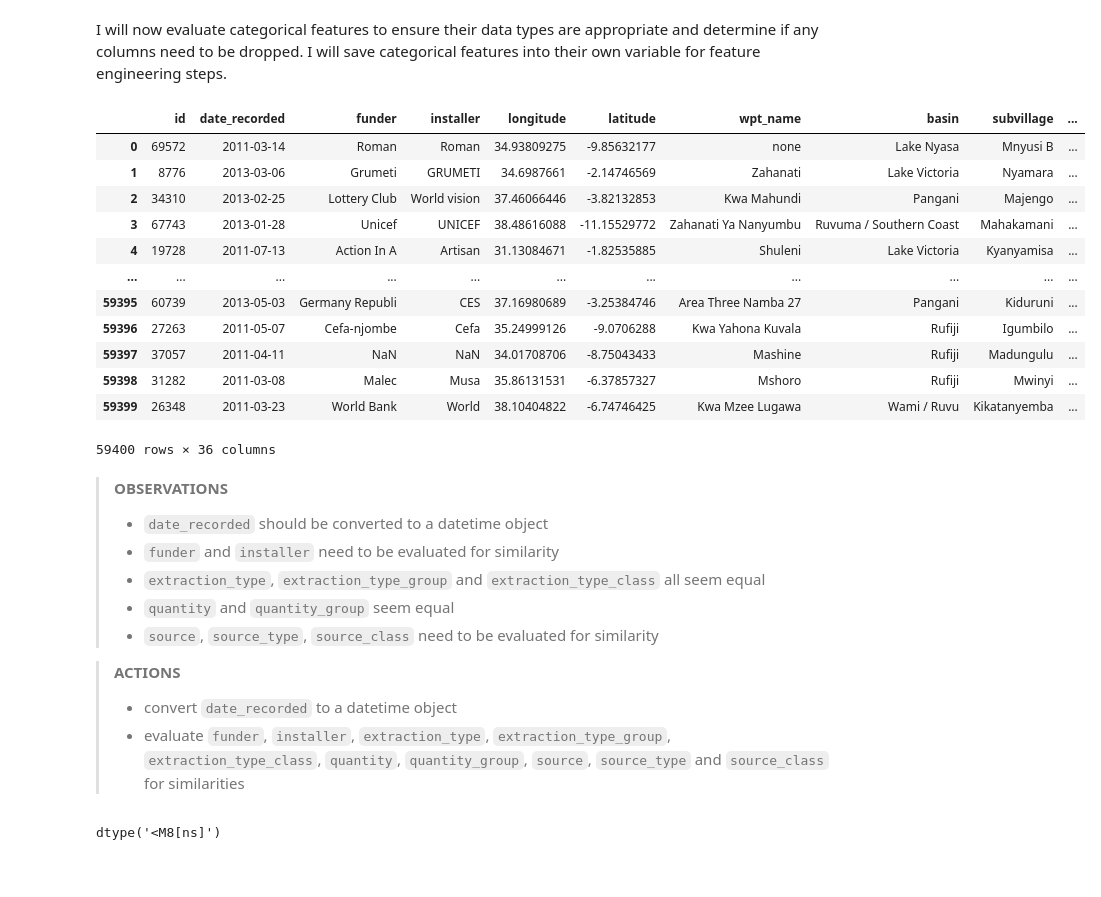
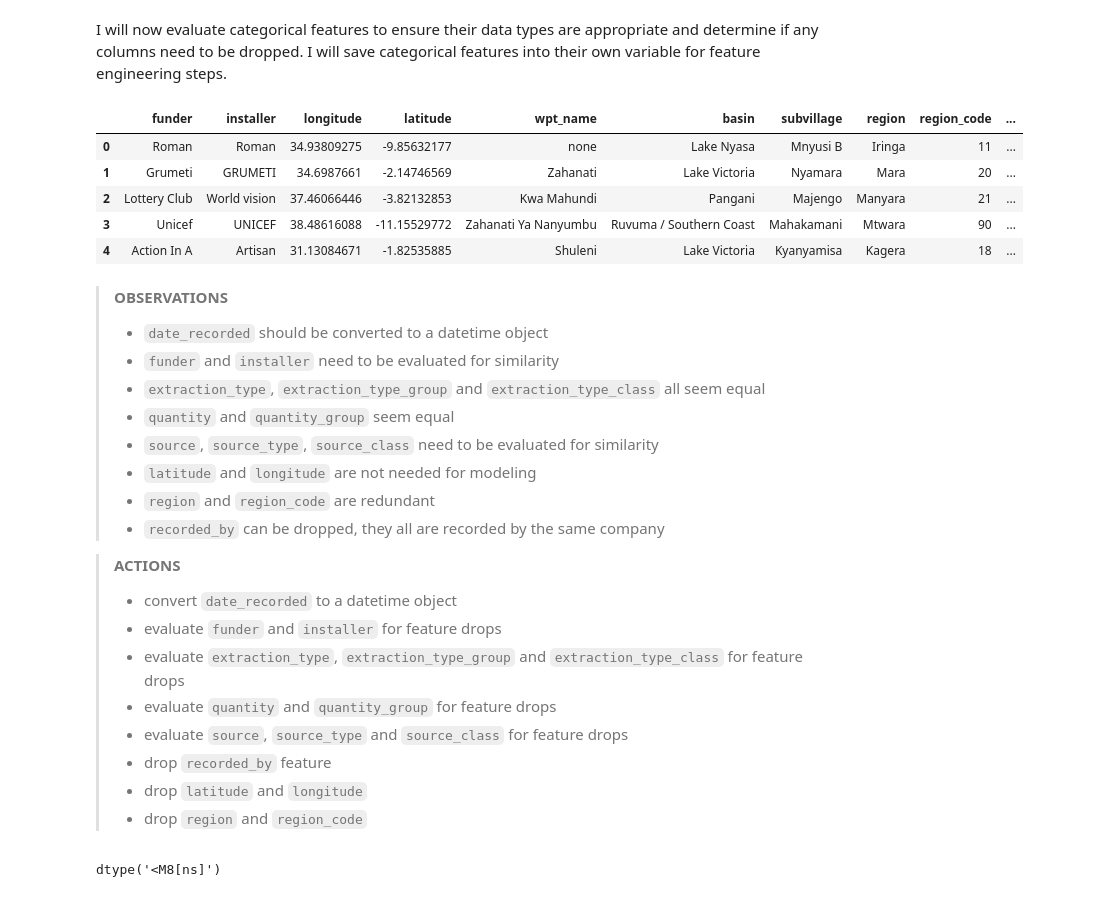
Before and after one commit to bentson1187/phase_3_project, a Jupyter notebook: Bentson, Brian Phase 3 Project.ipynb, the cells around one changed output. Cells and saved outputs as stored; diff of their text form; code cells hidden in the pictures; blank space fills up the shorter version.

```diff
--- a/Bentson, Brian Phase 3 Project.ipynb
+++ b/Bentson, Brian Phase 3 Project.ipynb
@@ -258,7 +1517,7 @@ dtype: float64
 In this section, I will focus on understanding the raw data quality and determining which feature engineering steps will need to be taken in order to train and fit my models. I will then complete the feature engineering steps in preparation for exploratory data analysis and modeling.
 # %%
 #create a df_scrub dataframe
-df_scrub = df_original.copy()
+df_model = df_clean.copy()
 # %% [markdown]
 ## Feature Evaluation
 # %% [markdown]
@@ -301,4 +1553,4 @@ df_scrub.select_dtypes(include=['int','float'])
 # %%
 #convert id, latitude, longitude, region_code and distric_code to categorical features
-df_scrub[['id', 'latitude','longitude','region_code','district_code']] = \
-df_scrub[['id','latitude','longitude','region_code','district_code']].astype('object')
+df_model[['id', 'latitude','longitude','region_code','district_code']] = \
+df_model[['id','latitude','longitude','region_code','district_code']].astype('object')
@@ -335,4 +1571,4 @@ Name: num_private, Length: 65, dtype: float64
 > - Drop `num_private` column
 # %%
 #drop num_private
-df_scrub.drop(columns='num_private', inplace=True)
+df_model.drop(columns='num_private', inplace=True)
@@ -338,0 +1577,3 @@ df_scrub.drop(columns='num_private', inplace=True)
+# %%
+#drop id
+df_model.drop(columns='id', inplace=True)
@@ -360,21 +1603,14 @@ num_cols
 I will now evaluate categorical features to ensure their data types are appropriate and determine if any columns need to be dropped. I will save categorical features into their own variable for feature engineering steps.
 # %%
 #evaluate categorical columns
-df_scrub.select_dtypes(include=['object'])
+df_model.select_dtypes(include=['object']).head()
 # %% [output]
-|  | id | date_recorded | funder | installer | longitude | latitude | wpt_name | basin | subvillage | ... |
-| 0 | 69572 | 2011-03-14 | Roman | Roman | 34.93809275 | -9.85632177 | none | Lake Nyasa | Mnyusi B | ... |
-| 1 | 8776 | 2013-03-06 | Grumeti | GRUMETI | 34.6987661 | -2.14746569 | Zahanati | Lake Victoria | Nyamara | ... |
-| 2 | 34310 | 2013-02-25 | Lottery Club | World vision | 37.46066446 | -3.82132853 | Kwa Mahundi | Pangani | Majengo | ... |
-| 3 | 67743 | 2013-01-28 | Unicef | UNICEF | 38.48616088 | -11.15529772 | Zahanati Ya Nanyumbu | Ruvuma / Southern Coast | Mahakamani | ... |
-| 4 | 19728 | 2011-07-13 | Action In A | Artisan | 31.13084671 | -1.82535885 | Shuleni | Lake Victoria | Kyanyamisa | ... |
-| ... | ... | ... | ... | ... | ... | ... | ... | ... | ... | ... |
-| 59395 | 60739 | 2013-05-03 | Germany Republi | CES | 37.16980689 | -3.25384746 | Area Three Namba 27 | Pangani | Kiduruni | ... |
-| 59396 | 27263 | 2011-05-07 | Cefa-njombe | Cefa | 35.24999126 | -9.0706288 | Kwa Yahona Kuvala | Rufiji | Igumbilo | ... |
-| 59397 | 37057 | 2011-04-11 | NaN | NaN | 34.01708706 | -8.75043433 | Mashine | Rufiji | Madungulu | ... |
-| 59398 | 31282 | 2011-03-08 | Malec | Musa | 35.86131531 | -6.37857327 | Mshoro | Rufiji | Mwinyi | ... |
-| 59399 | 26348 | 2011-03-23 | World Bank | World | 38.10404822 | -6.74746425 | Kwa Mzee Lugawa | Wami / Ruvu | Kikatanyemba | ... |
+|  | funder | installer | longitude | latitude | wpt_name | basin | subvillage | region | region_code | ... |
+| 0 | Roman | Roman | 34.93809275 | -9.85632177 | none | Lake Nyasa | Mnyusi B | Iringa | 11 | ... |
+| 1 | Grumeti | GRUMETI | 34.6987661 | -2.14746569 | Zahanati | Lake Victoria | Nyamara | Mara | 20 | ... |
+| 2 | Lottery Club | World vision | 37.46066446 | -3.82132853 | Kwa Mahundi | Pangani | Majengo | Manyara | 21 | ... |
+| 3 | Unicef | UNICEF | 38.48616088 | -11.15529772 | Zahanati Ya Nanyumbu | Ruvuma / Southern Coast | Mahakamani | Mtwara | 90 | ... |
+| 4 | Action In A | Artisan | 31.13084671 | -1.82535885 | Shuleni | Lake Victoria | Kyanyamisa | Kagera | 18 | ... |
-59400 rows × 36 columns
 # %% [markdown]
 > **OBSERVATIONS**
 > - `date_recorded` should be converted to a datetime object
@@ -382,9 +1618,18 @@ df_scrub.select_dtypes(include=['object'])
 > - `extraction_type`, `extraction_type_group` and `extraction_type_class` all seem equal
 > - `quantity` and `quantity_group` seem equal
 > - `source`, `source_type`, `source_class` need to be evaluated for similarity
+> - `latitude` and `longitude` are not needed for modeling
+> - `region` and `region_code` are redundant
+> - `recorded_by` can be dropped, they all are recorded by the same company
 
 > **ACTIONS**
 > - convert `date_recorded` to a datetime object
-> - evaluate `funder`, `installer`, `extraction_type`, `extraction_type_group`, `extraction_type_class`, `quantity`, `quantity_group`, `source`, `source_type` and `source_class` for similarities
+> - evaluate `funder` and `installer` for feature drops
+> - evaluate `extraction_type`, `extraction_type_group` and `extraction_type_class` for feature drops
+> - evaluate `quantity` and `quantity_group` for feature drops
+> - evaluate `source`, `source_type` and `source_class` for feature drops
+> - drop `recorded_by` feature
+> - drop `latitude` and `longitude`
+> - drop `region` and `region_code`
 # %%
 #convert date_recorded to datetime object
```
Also changed, not shown: parts of 177 cells of this notebook, 1 other file.
